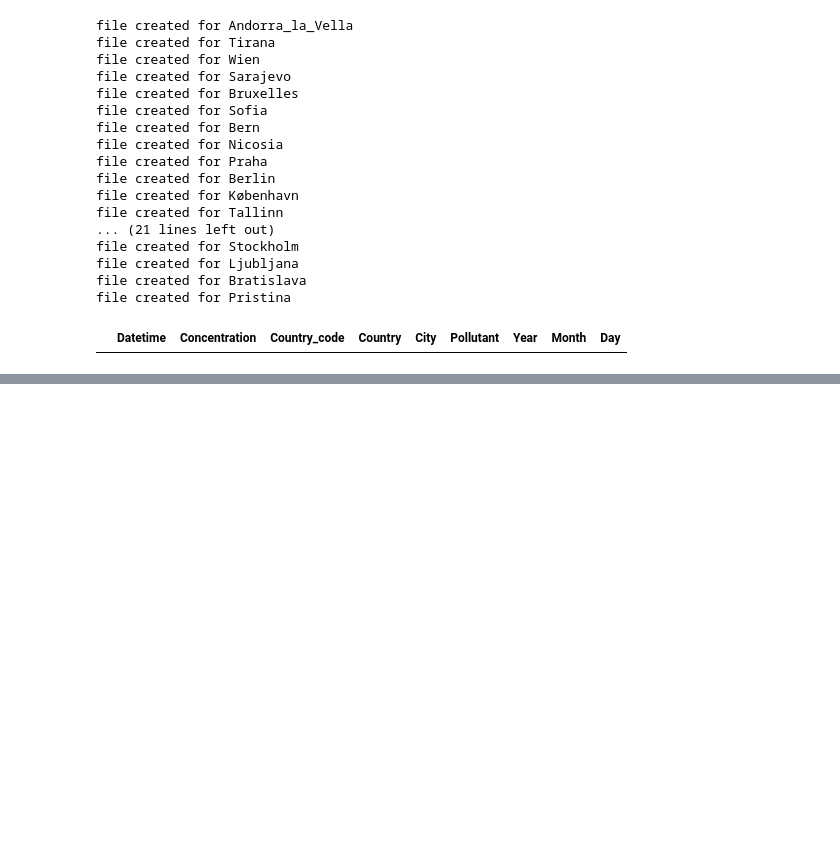
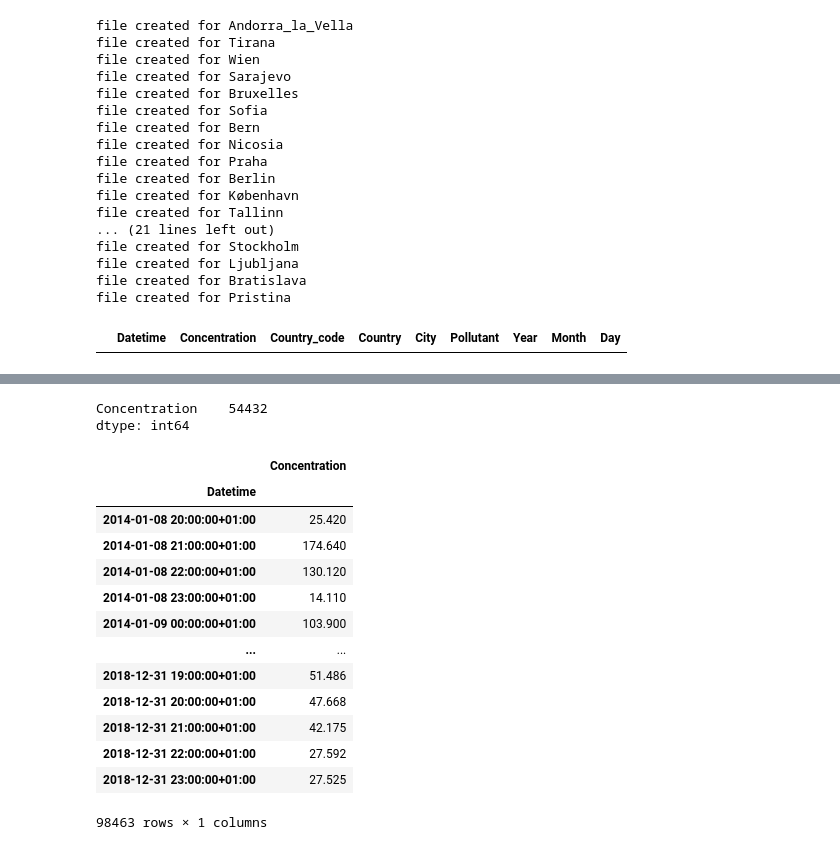
Before and after one commit to mplanasgit/Ironhack-Final-Project, a Jupyter notebook: src/EDA.ipynb, the cells around one changed output, grey strips where cells are left out. Saved outputs shown, nothing was run; the diff lists cells and outputs as text; code cells hidden in the pictures; blank space fills up the shorter version.

```diff
--- a/src/EDA.ipynb
+++ b/src/EDA.ipynb
@@ -932,0 +858,22 @@ albania_3[['Concentration']].plot();
+# %%
+albania.isna().sum()
+# %% [output]
+Concentration    54432
+dtype: int64
+# %%
+albania[albania.index.duplicated()]
+# %% [output]
+|  | Concentration |
+| Datetime |  |
+| 2014-01-08 20:00:00+01:00 | 25.420 |
+| 2014-01-08 21:00:00+01:00 | 174.640 |
+| 2014-01-08 22:00:00+01:00 | 130.120 |
+| 2014-01-08 23:00:00+01:00 | 14.110 |
+| 2014-01-09 00:00:00+01:00 | 103.900 |
+| ... | ... |
+| 2018-12-31 19:00:00+01:00 | 51.486 |
+| 2018-12-31 20:00:00+01:00 | 47.668 |
+| 2018-12-31 21:00:00+01:00 | 42.175 |
+| 2018-12-31 22:00:00+01:00 | 27.592 |
+| 2018-12-31 23:00:00+01:00 | 27.525 |
+98463 rows × 1 columns
```
Also changed, not shown: parts of 39 cells of this notebook, 7 other files.
